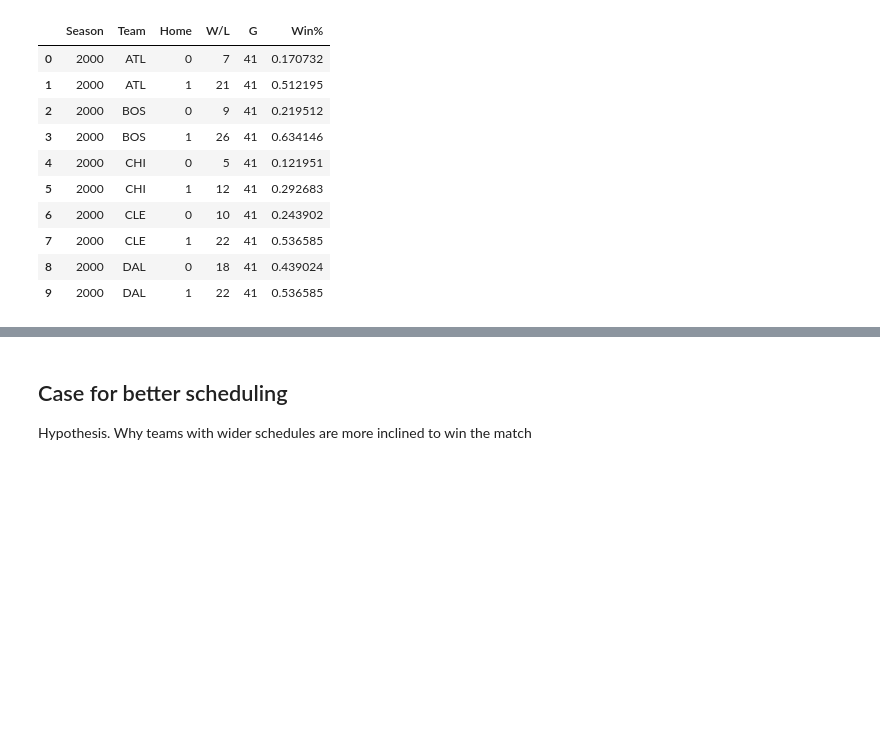
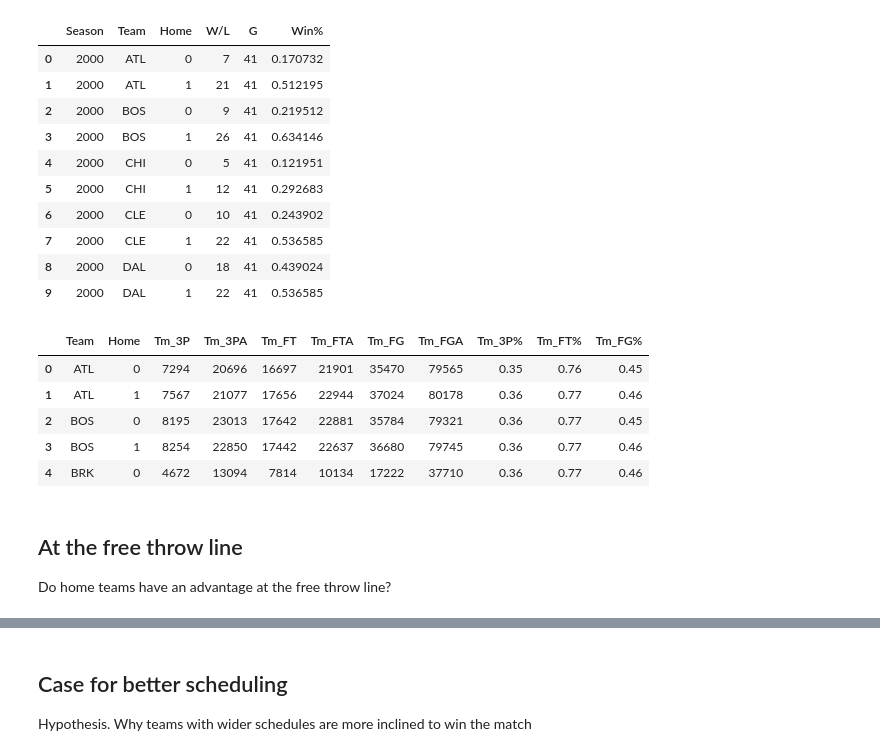
Before and after one commit to SiddharthanSingaravel/Quantizing-Home-Advantage-in-NBA, a Jupyter notebook: homeWins.ipynb, the cells around one changed output, grey strips where cells are left out. Cells and saved outputs as stored; diff of their text form; code cells hidden in the pictures; blank space fills up the shorter version.

```diff
--- a/homeWins.ipynb
+++ b/homeWins.ipynb
@@ -59,6 +60,14 @@ nba_df.Date = pd.to_datetime(nba_df.Date, format='%Y-%m-%d', errors = 'coerce')
 
 # Replace values of W/L with 1 and 0
 nba_df['W/L'] = nba_df['W/L'].replace({'L': 0, 'W': 1})
+cols = ['Tm_Pts',
+       'Opp_Pts', 'Tm_FG', 'Tm_FGA', 'Tm_FG%', 'Tm_3P', 'Tm_3PA', 'Tm_3P%',
+       'Tm_FT', 'Tm_FTA', 'Tm_FT%', 'Tm_ORB', 'Tm_TRB', 'Tm_AST', 'Tm_STL',
+       'Tm_BLK', 'Tm_TOV', 'Tm_PF', 'Opp_FG', 'Opp_FGA', 'Opp_FG%', 'Opp_3P',
+       'Opp_3PA', 'Opp_3P%', 'Opp_FT', 'Opp_FTA', 'Opp_FT%', 'Opp_ORB',
+       'Opp_TRB', 'Opp_AST', 'Opp_STL', 'Opp_BLK', 'Opp_TOV', 'Opp_PF']
+nba_df[cols] = nba_df[cols].apply(pd.to_numeric, errors='coerce')
+
 nba_df.head(5)
 # %% [output]
 |  | Season | Team | G | Date | Home | Opp | W/L | Tm_Pts | Opp_Pts | Tm_FG | Tm_FGA | ... |
@@ -133,0 +180,22 @@ fig.show()
+# %%
+# Other metrics dataset (Home vs away)
+# 3P%, FT%, FG%
+nba_other_metrics = nba_df.groupby(['Team', 'Home']).agg({'Tm_3P': 'sum', 'Tm_3PA': 'sum', 'Tm_FT': 'sum', 'Tm_FTA': 'sum', 'Tm_FG': 'sum', 'Tm_FGA': 'sum'})
+nba_other_metrics.reset_index(inplace = True)
+nba_other_metrics.head()
+
+nba_other_metrics['Tm_3P%'] = np.round(nba_other_metrics['Tm_3P']/nba_other_metrics['Tm_3PA'], 2)
+nba_other_metrics['Tm_FT%'] = np.round(nba_other_metrics['Tm_FT']/nba_other_metrics['Tm_FTA'], 2)
+nba_other_metrics['Tm_FG%'] = np.round(nba_other_metrics['Tm_FG']/nba_other_metrics['Tm_FGA'], 2)
+
+nba_other_metrics.head()
+# %% [output]
+|  | Team | Home | Tm_3P | Tm_3PA | Tm_FT | Tm_FTA | Tm_FG | Tm_FGA | Tm_3P% | Tm_FT% | Tm_FG% |
+| 0 | ATL | 0 | 7294 | 20696 | 16697 | 21901 | 35470 | 79565 | 0.35 | 0.76 | 0.45 |
+| 1 | ATL | 1 | 7567 | 21077 | 17656 | 22944 | 37024 | 80178 | 0.36 | 0.77 | 0.46 |
+| 2 | BOS | 0 | 8195 | 23013 | 17642 | 22881 | 35784 | 79321 | 0.36 | 0.77 | 0.45 |
+| 3 | BOS | 1 | 8254 | 22850 | 17442 | 22637 | 36680 | 79745 | 0.36 | 0.77 | 0.46 |
+| 4 | BRK | 0 | 4672 | 13094 | 7814 | 10134 | 17222 | 37710 | 0.36 | 0.77 | 0.46 |
+# %% [markdown]
+## At the free throw line
+Do home teams have an advantage at the free throw line?
```
Also changed, not shown: parts of 7 cells of this notebook, 2 other files.
